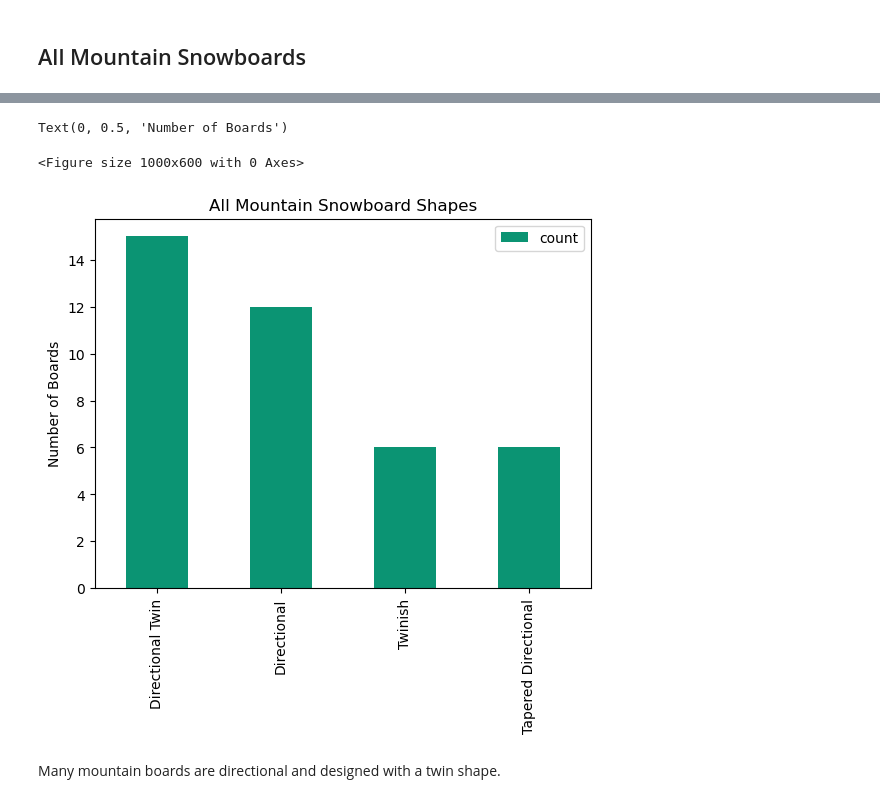
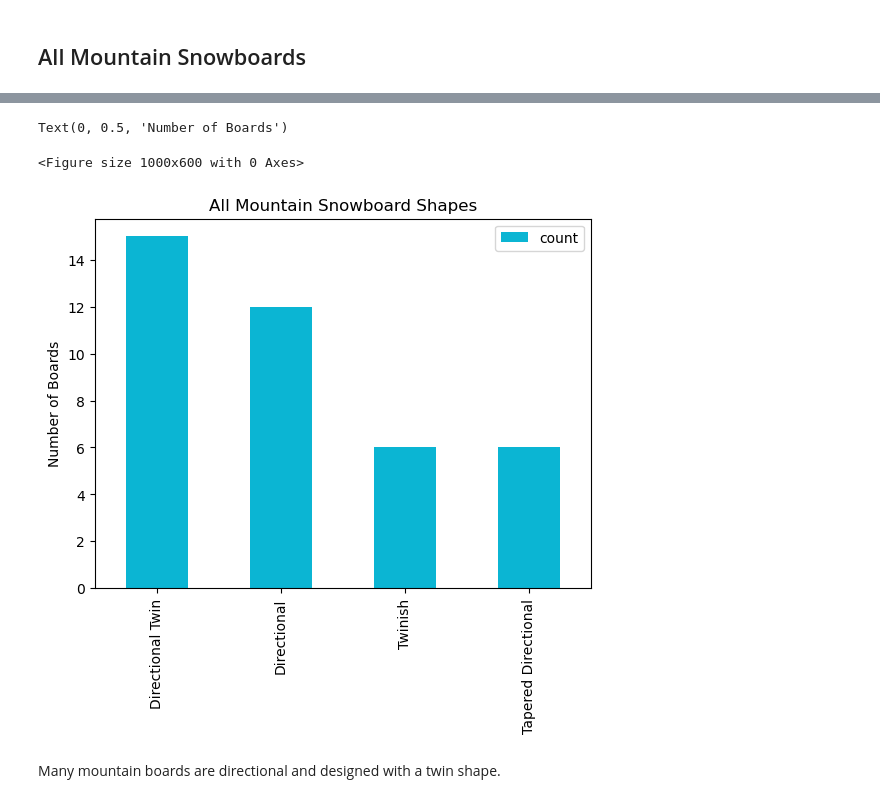
Before and after one commit to jsupino/Snowboarding_Insights, a Jupyter notebook: Snowboarding_Insights.ipynb, the cells around one changed output, grey strips where cells are left out. Saved outputs shown, nothing was run; the diff lists cells and outputs as text; code cells hidden in the pictures.

```diff
--- a/Snowboarding_Insights.ipynb
+++ b/Snowboarding_Insights.ipynb
@@ -111,8 +111,7 @@ This project focuses on the following riding styles:
 
 *These brands were selected by the analyst based on interest in specific riding styles.*
 # %%
-riding_styles_of_interest = ['All Mountain', 'Alternative Freeride', 'Freeride',
-                             'Powder', 'Snowsurf']
+riding_styles_of_interest = ['All Mountain', 'Alternative Freeride', 'Freeride', 'Powder']
 
 snowboards = snowboards[snowboards['Riding Style'].isin(riding_styles_of_interest)]
 # %%
@@ -162,13 +158,13 @@ all_mountain_shapes
 # %%
 plt.figure(figsize=(10,6))
-all_mountain_shapes.plot(kind='bar', color='#0b9473')
+all_mountain_shapes.plot(kind='bar', color='#0bb5d3')
 plt.title('All Mountain Snowboard Shapes')
 plt.xlabel('')
 plt.ylabel('Number of Boards')
 # %% [output]
 Text(0, 0.5, 'Number of Boards')
 <Figure size 1000x600 with 0 Axes>
-[figure, old version]
+[figure, new version]
 # %% [markdown]
 Many mountain boards are directional and designed with a twin shape.
 # %%
```
Also changed, not shown: parts of 30 cells of this notebook.
